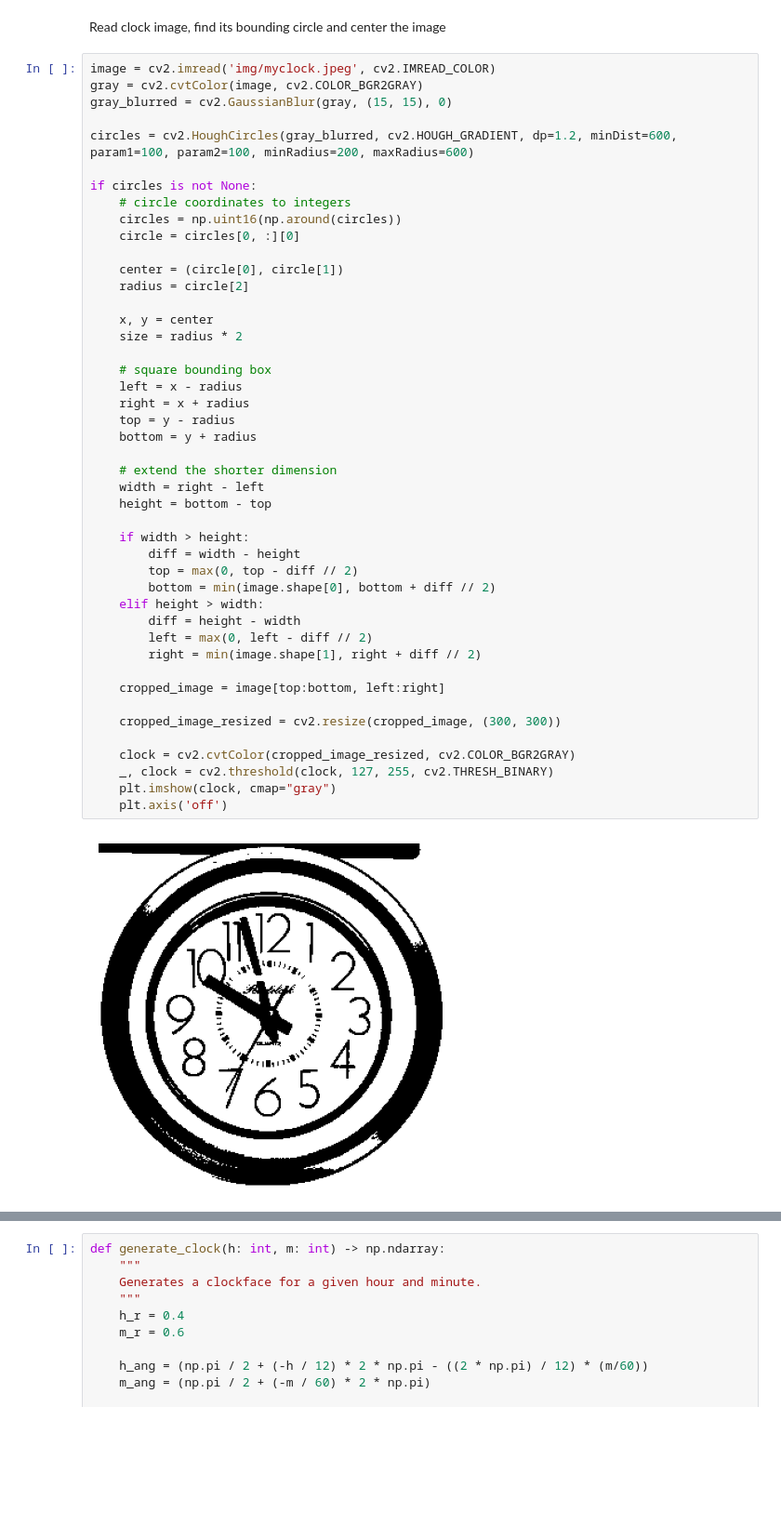
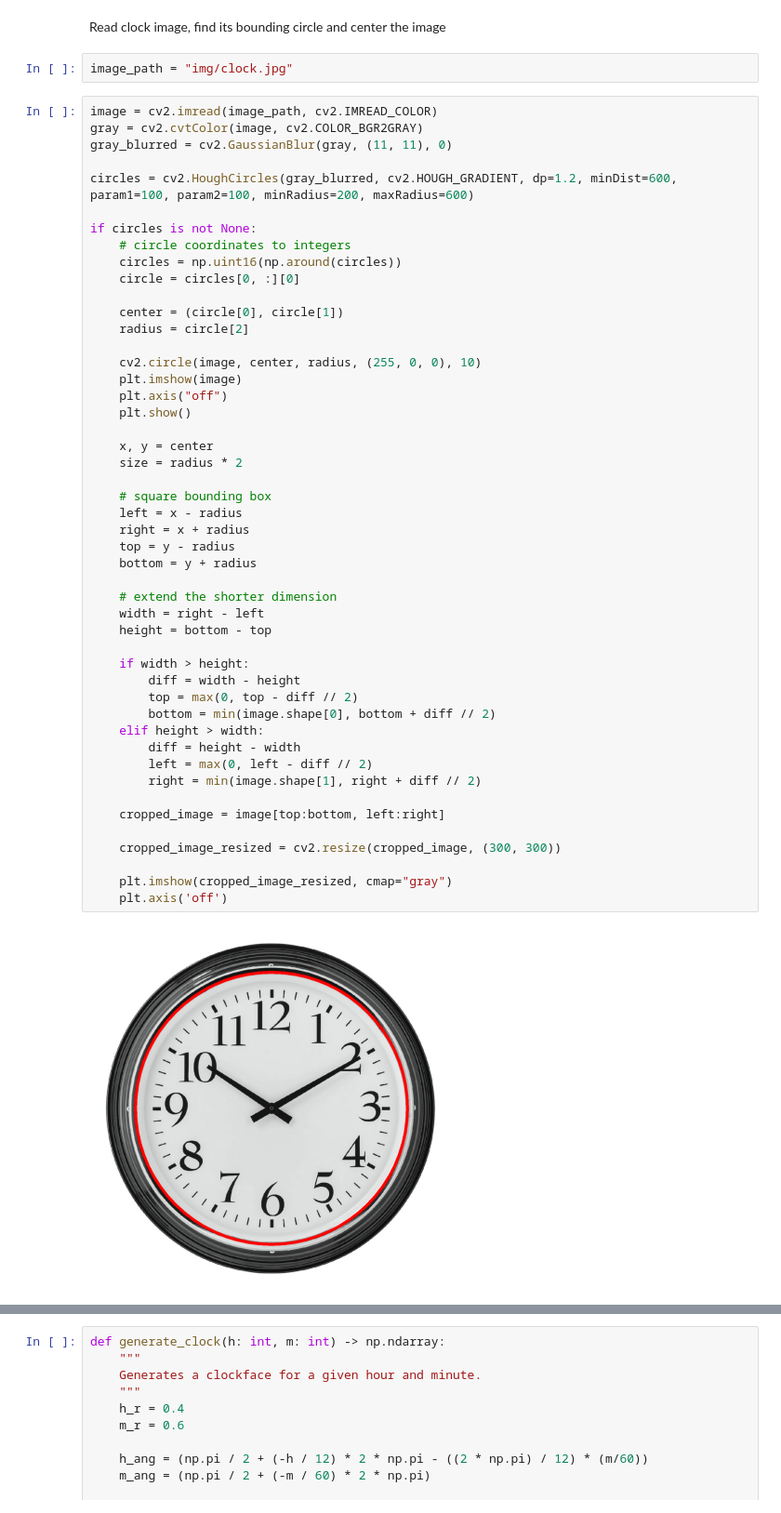
Before and after one commit to ThePuscher/-analogue_clock_reader, a Jupyter notebook: clock.ipynb, the cells around one changed output, grey strips where cells are left out. Shown: that part at 93% size. Saved outputs shown, nothing was run; the diff lists cells and outputs as text; blank space fills up the shorter version.

```diff
--- a/clock.ipynb
+++ b/clock.ipynb
@@ -6,10 +6,12 @@ from io import BytesIO
 from tqdm import tqdm
 # %% [markdown]
 Read clock image, find its bounding circle and center the image
+# %%
+image_path = "img/clock.jpg"
 # %%
-image = cv2.imread('img/myclock.jpeg', cv2.IMREAD_COLOR)
+image = cv2.imread(image_path, cv2.IMREAD_COLOR)
 gray = cv2.cvtColor(image, cv2.COLOR_BGR2GRAY)
-gray_blurred = cv2.GaussianBlur(gray, (15, 15), 0)
+gray_blurred = cv2.GaussianBlur(gray, (11, 11), 0)
 
 circles = cv2.HoughCircles(gray_blurred, cv2.HOUGH_GRADIENT, dp=1.2, minDist=600, param1=100, param2=100, minRadius=200, maxRadius=600)
 
@@ -20,36 +22,39 @@ if circles is not None:
 
     center = (circle[0], circle[1])
     radius = circle[2]
+
+    cv2.circle(image, center, radius, (255, 0, 0), 10)
+    plt.imshow(image)
+    plt.axis("off")
+    plt.show()
 
     x, y = center
     size = radius * 2
 
     # square bounding box
     left = x - radius
     right = x + radius
     top = y - radius
     bottom = y + radius
 
     # extend the shorter dimension
     width = right - left
     height = bottom - top
 
     if width > height:
         diff = width - height
         top = max(0, top - diff // 2)
         bottom = min(image.shape[0], bottom + diff // 2)
     elif height > width:
         diff = height - width
         left = max(0, left - diff // 2)
         right = min(image.shape[1], right + diff // 2)
 
     cropped_image = image[top:bottom, left:right]
 
     cropped_image_resized = cv2.resize(cropped_image, (300, 300))
 
-    clock = cv2.cvtColor(cropped_image_resized, cv2.COLOR_BGR2GRAY)
-    _, clock = cv2.threshold(clock, 127, 255, cv2.THRESH_BINARY)
-    plt.imshow(clock, cmap="gray")
+    plt.imshow(cropped_image_resized, cmap="gray")
     plt.axis('off')
 # %% [output]
-[figure, old version]
+[figure, new version]
```
Also changed, not shown: parts of 4 cells of this notebook, 1 other file.
